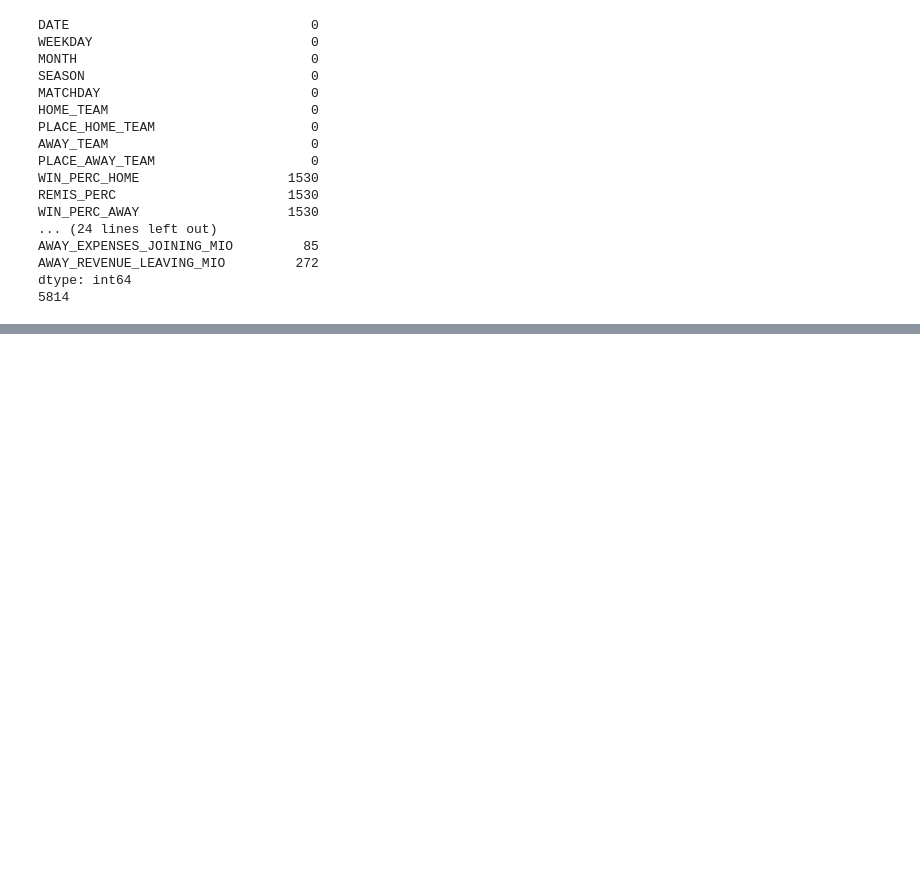
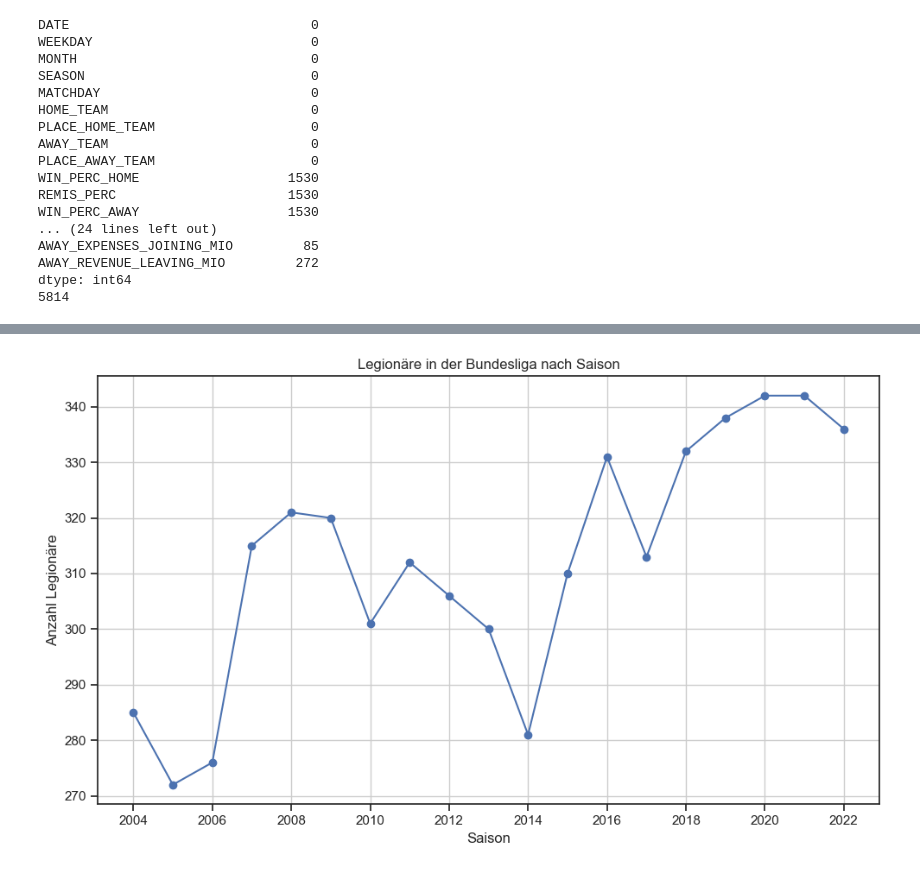
Before and after one commit to lucajanas/web-mining, a Jupyter notebook: 04_DataAnalysis.ipynb, the cells around one changed output, grey strips where cells are left out. Cells and saved outputs as stored; diff of their text form; code cells hidden in the pictures; blank space fills up the shorter version.

```diff
--- a/04_DataAnalysis.ipynb
+++ b/04_DataAnalysis.ipynb
@@ -81,0 +252,20 @@ dtype: int64
+# %%
+legioniaries_per_season = df_club_c.groupby("SEASON")["LEGIONARIES_COUNT"].sum()
+# %%
+plt.figure(figsize=(10, 6))
+
+plt.plot(legioniaries_per_season.index, legioniaries_per_season.values, marker='o', linestyle='-')
+plt.title('Legionäre in der Bundesliga nach Saison')
+plt.xlabel('Saison')
+plt.ylabel('Anzahl Legionäre')
+
+ax = plt.gca()
+ax.xaxis.set_major_locator(MaxNLocator(integer=True))
+
+plt.grid(True)
+#plt.xticks(rotation=45)
+
+plt.tight_layout()
+plt.show()
+# %% [output]
+[figure, added]
```
Also changed, not shown: parts of 57 cells of this notebook, 1 other file.
